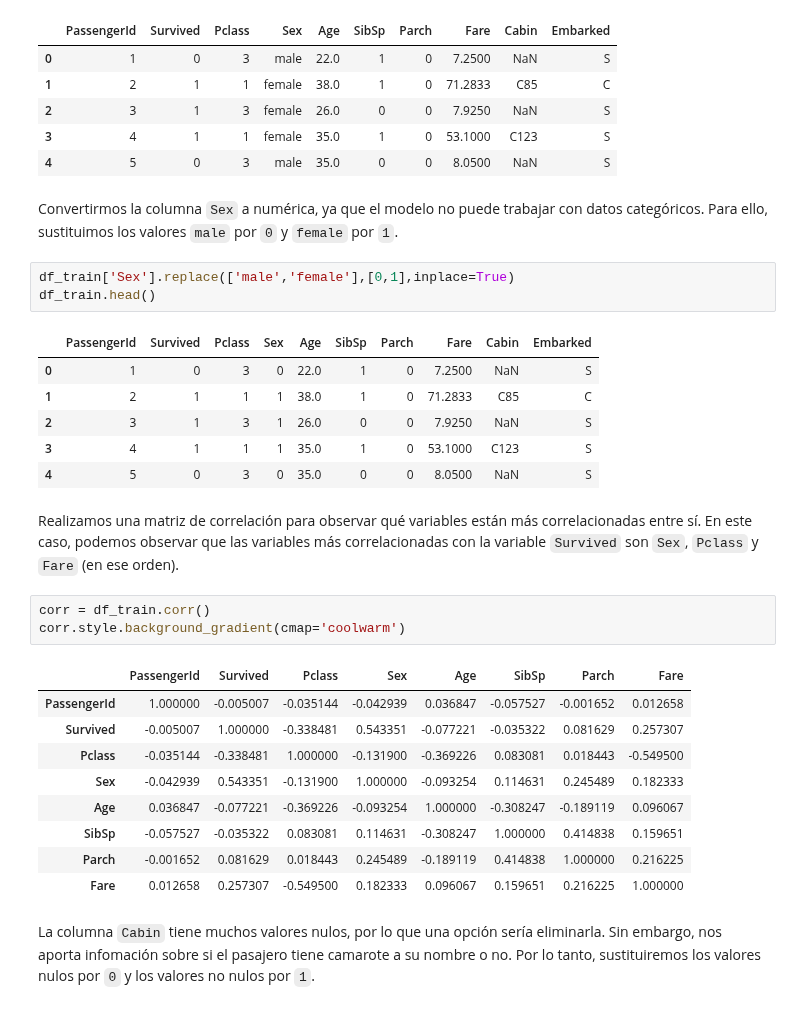
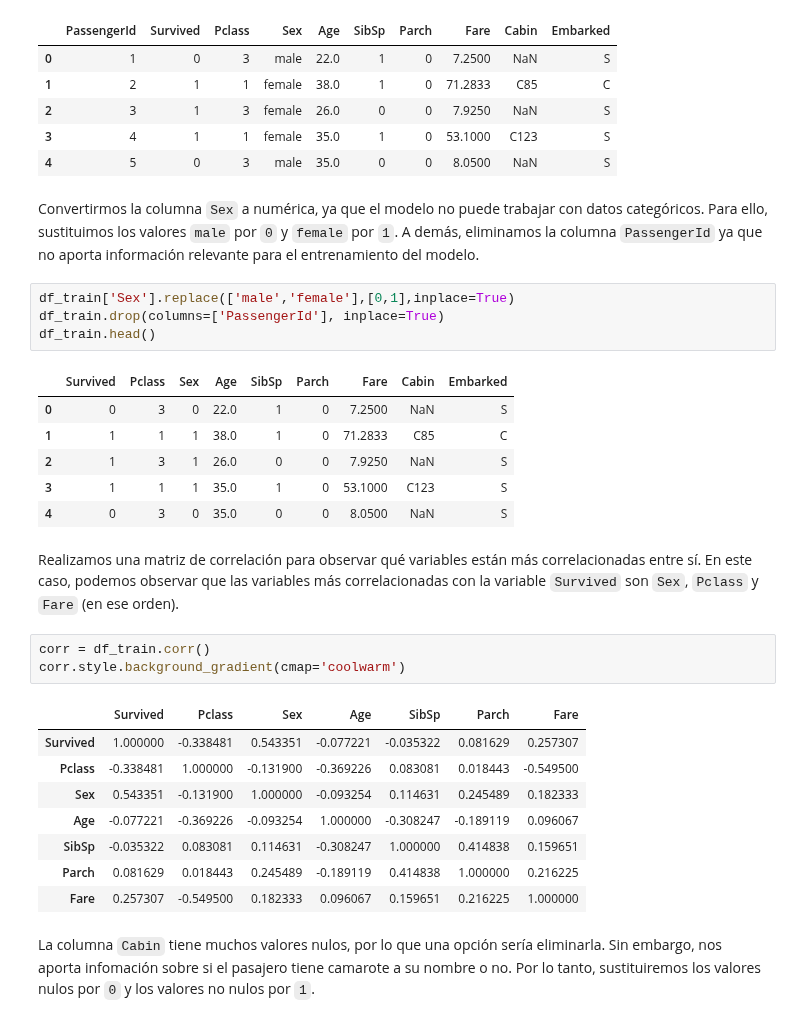
Before and after one commit to pimentel124/ia_2022, a Jupyter notebook: practica2/main.ipynb, the cells around one changed output. Saved outputs shown, nothing was run; the diff lists cells and outputs as text.

```diff
--- a/practica2/main.ipynb
+++ b/practica2/main.ipynb
@@ -36,32 +38,32 @@ df_train.head()
 | 3 | 4 | 1 | 1 | female | 35.0 | 1 | 0 | 53.1000 | C123 | S |
 | 4 | 5 | 0 | 3 | male | 35.0 | 0 | 0 | 8.0500 | NaN | S |
 # %% [markdown]
-Convertirmos la columna ``Sex`` a numérica, ya que el modelo no puede trabajar con datos categóricos. Para ello, sustituimos los valores ``male`` por ``0`` y ``female`` por ``1``.
+Convertirmos la columna ``Sex`` a numérica, ya que el modelo no puede trabajar con datos categóricos. Para ello, sustituimos los valores ``male`` por ``0`` y ``female`` por ``1``. A demás, eliminamos la columna ``PassengerId`` ya que no aporta información relevante para el entrenamiento del modelo.
 # %%
 df_train['Sex'].replace(['male','female'],[0,1],inplace=True)
+df_train.drop(columns=['PassengerId'], inplace=True)
 df_train.head()
 # %% [output]
-|  | PassengerId | Survived | Pclass | Sex | Age | SibSp | Parch | Fare | Cabin | Embarked |
-| 0 | 1 | 0 | 3 | 0 | 22.0 | 1 | 0 | 7.2500 | NaN | S |
-| 1 | 2 | 1 | 1 | 1 | 38.0 | 1 | 0 | 71.2833 | C85 | C |
-| 2 | 3 | 1 | 3 | 1 | 26.0 | 0 | 0 | 7.9250 | NaN | S |
-| 3 | 4 | 1 | 1 | 1 | 35.0 | 1 | 0 | 53.1000 | C123 | S |
-| 4 | 5 | 0 | 3 | 0 | 35.0 | 0 | 0 | 8.0500 | NaN | S |
+|  | Survived | Pclass | Sex | Age | SibSp | Parch | Fare | Cabin | Embarked |
+| 0 | 0 | 3 | 0 | 22.0 | 1 | 0 | 7.2500 | NaN | S |
+| 1 | 1 | 1 | 1 | 38.0 | 1 | 0 | 71.2833 | C85 | C |
+| 2 | 1 | 3 | 1 | 26.0 | 0 | 0 | 7.9250 | NaN | S |
+| 3 | 1 | 1 | 1 | 35.0 | 1 | 0 | 53.1000 | C123 | S |
+| 4 | 0 | 3 | 0 | 35.0 | 0 | 0 | 8.0500 | NaN | S |
 # %% [markdown]
 Realizamos una matriz de correlación para observar qué variables están más correlacionadas entre sí. En este caso, podemos observar que las variables más correlacionadas con la variable ``Survived`` son ``Sex``, ``Pclass`` y ``Fare`` (en ese orden).
 # %%
 corr = df_train.corr()
 corr.style.background_gradient(cmap='coolwarm')
 # %% [output]
-|  | PassengerId | Survived | Pclass | Sex | Age | SibSp | Parch | Fare |
-| PassengerId | 1.000000 | -0.005007 | -0.035144 | -0.042939 | 0.036847 | -0.057527 | -0.001652 | 0.012658 |
-| Survived | -0.005007 | 1.000000 | -0.338481 | 0.543351 | -0.077221 | -0.035322 | 0.081629 | 0.257307 |
-| Pclass | -0.035144 | -0.338481 | 1.000000 | -0.131900 | -0.369226 | 0.083081 | 0.018443 | -0.549500 |
-| Sex | -0.042939 | 0.543351 | -0.131900 | 1.000000 | -0.093254 | 0.114631 | 0.245489 | 0.182333 |
-| Age | 0.036847 | -0.077221 | -0.369226 | -0.093254 | 1.000000 | -0.308247 | -0.189119 | 0.096067 |
-| SibSp | -0.057527 | -0.035322 | 0.083081 | 0.114631 | -0.308247 | 1.000000 | 0.414838 | 0.159651 |
-| Parch | -0.001652 | 0.081629 | 0.018443 | 0.245489 | -0.189119 | 0.414838 | 1.000000 | 0.216225 |
-| Fare | 0.012658 | 0.257307 | -0.549500 | 0.182333 | 0.096067 | 0.159651 | 0.216225 | 1.000000 |
+|  | Survived | Pclass | Sex | Age | SibSp | Parch | Fare |
+| Survived | 1.000000 | -0.338481 | 0.543351 | -0.077221 | -0.035322 | 0.081629 | 0.257307 |
+| Pclass | -0.338481 | 1.000000 | -0.131900 | -0.369226 | 0.083081 | 0.018443 | -0.549500 |
+| Sex | 0.543351 | -0.131900 | 1.000000 | -0.093254 | 0.114631 | 0.245489 | 0.182333 |
+| Age | -0.077221 | -0.369226 | -0.093254 | 1.000000 | -0.308247 | -0.189119 | 0.096067 |
+| SibSp | -0.035322 | 0.083081 | 0.114631 | -0.308247 | 1.000000 | 0.414838 | 0.159651 |
+| Parch | 0.081629 | 0.018443 | 0.245489 | -0.189119 | 0.414838 | 1.000000 | 0.216225 |
+| Fare | 0.257307 | -0.549500 | 0.182333 | 0.096067 | 0.159651 | 0.216225 | 1.000000 |
 # %% [markdown]
 La columna ``Cabin`` tiene muchos valores nulos, por lo que una opción sería eliminarla. Sin embargo, nos aporta infomación sobre si el pasajero tiene camarote a su nombre o no. Por lo tanto, sustituiremos los valores nulos por ``0`` y los valores no nulos por ``1``.
 # %%
```
Also changed, not shown: parts of 11 cells of this notebook, 1 other file.
